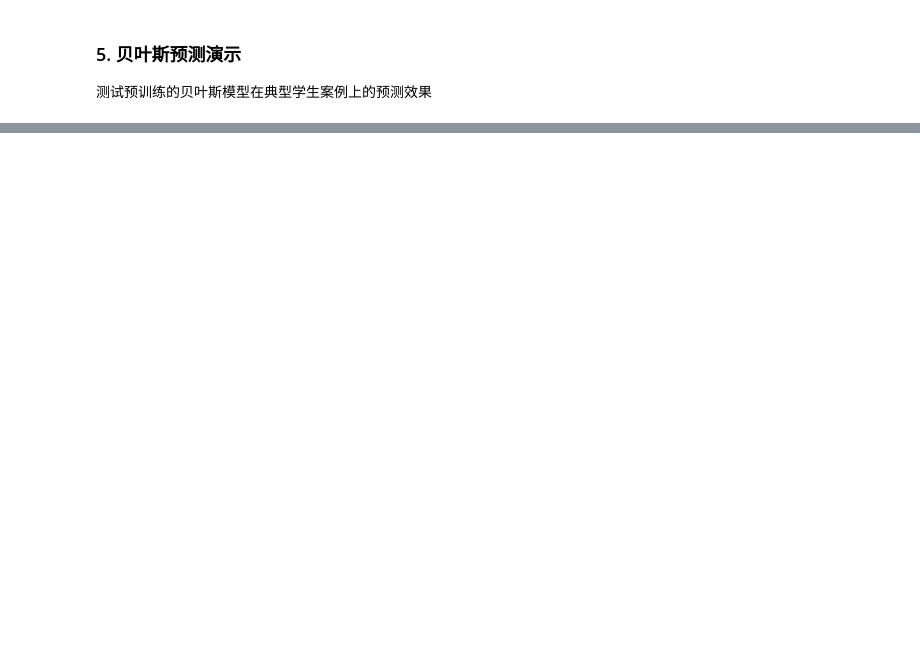
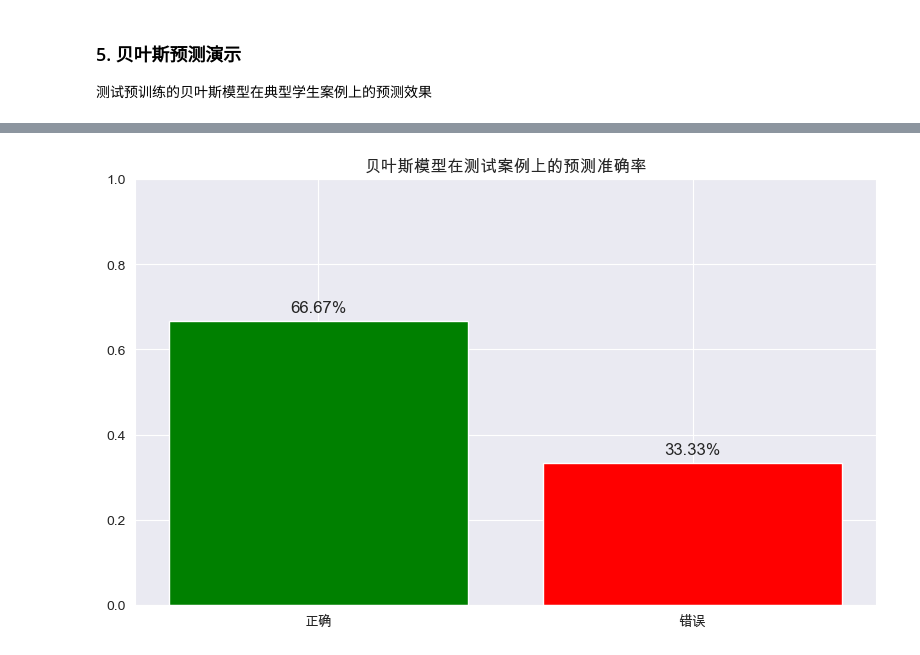
Before and after one commit to WedgeP/INT104CW1, a Jupyter notebook: 基于贝叶斯的概率模型预测.ipynb, the cells around one changed output, grey strips where cells are left out. Drawn from its saved outputs; the diff is of its cells as text; code cells hidden in the pictures; blank space fills up the shorter version.

```diff
--- a/基于贝叶斯的概率模型预测.ipynb
+++ b/基于贝叶斯的概率模型预测.ipynb
@@ -498,6 +619,7 @@ import shap
 # 设置随机种子确保结果可复现
 np.random.seed(42)
 
+
 # 定义特征工程函数
 def create_advanced_features(df_input):
     eps = 0.0000001
@@ -506,28 +628,27 @@ def create_advanced_features(df_input):
 
     # 题目得分比例特征
     for i in range(1, 6):
-        for j in range(i+1, 6):
+        for j in range(i + 1, 6):
             X[f'Q{i}_to_Q{j}'] = df_input[f'Q{i}'] / (df_input[f'Q{j}'] + eps)
 
     # 统计特征
     X['mean_score'] = df_input[['Q1', 'Q2', 'Q3', 'Q4', 'Q5']].mean(axis=1)
     X['std_score'] = df_input[['Q1', 'Q2', 'Q3', 'Q4', 'Q5']].std(axis=1)
-    X['range_score'] = df_input[['Q1', 'Q2', 'Q3', 'Q4', 'Q5']].max(axis=1) - df_input[['Q1', 'Q2', 'Q3', 'Q4', 'Q5']].min(axis=1)
+    X['range_score'] = df_input[['Q1', 'Q2', 'Q3', 'Q4', 'Q5']].max(axis=1) - df_input[
+        ['Q1', 'Q2', 'Q3', 'Q4', 'Q5']].min(axis=1)
     X['cv_score'] = X['std_score'] / (X['mean_score'] + eps)  # 变异系数
 
     # 归一化题目分数（考虑题目满分不同）
     max_scores = [8, 8, 14, 10, 6]  # 每题满分
     for i in range(1, 6):
-        X[f'Q{i}_norm'] = df_input[f'Q{i}'] / max_scores[i-1]
+        X[f'Q{i}_norm'] = df_input[f'Q{i}'] / max_scores[i - 1]
 
     return X
+
 
 # 准备数据
 X = create_advanced_features(df)
 y = df['Programme']
-
-# 按年级划分训练集
-grade_models = {}
 # %% [markdown]
 ### 模型选择和训练
 # %%
@@ -656,40 +800,77 @@ def predict_programme_with_bayes(scores, grade, gender):
     使用训练好的贝叶斯模型预测某个学生的专业归属概率。
 
     参数:
-        scores (list): 学生的各科成绩（与训练时特征一致）
+        scores (list): 学生的各科成绩（与训练时特征一致��
         grade (int): 学生所在年级
         gender (int): 学生性别（假设1=男，2=女）
 
     返回:
         dict: 各个专业的概率分布，例如 {'A': 0.6, 'B': 0.3, 'C': 0.1}
     """
+    # 检查给定年级是否有模型
     if grade not in grade_models:
-        print(f"⚠️ 未找到年级 {grade} 对应的模型，无法预测")
+        print(f"警告：年级 {grade} 没有训练模型")
         return {}
 
-    # 获取该年级的模型
+    # 获取对应年级的模型
     model_info = grade_models[grade]
     model = model_info['model']
 
-    # 构造特征向量（需与训练时格式一致）
-    X_test = np.array(scores + [gender]).reshape(1, -1)  # 变成 2D 数组
+    # 构建输入特征
+    eps = 0.0000001  # 防止除零错误
+
+    # 创建特征字典
+    feature_dict = {
+        'Q1': scores[0], 'Q2': scores[1], 'Q3': scores[2],
+        'Q4': scores[3], 'Q5': scores[4], 'Gender': gender
+    }
+
+    # 计算比例特征
+    for i in range(1, 6):
+        for j in range(i + 1, 6):
+            feature_dict[f'Q{i}_to_Q{j}'] = scores[i - 1] / (scores[j - 1] + eps)
+
+    # 计算统计特征
+    feature_dict['mean_score'] = np.mean(scores)
+    feature_dict['std_score'] = np.std(scores)
+    feature_dict['range_score'] = max(scores) - min(scores)
+    feature_dict['cv_score'] = feature_dict['std_score'] / (feature_dict['mean_score'] + eps)
+
+    # 计算归一化分数
+    max_scores = [8, 8, 14, 10, 6]  # 每题满分
+    for i in range(1, 6):
+        feature_dict[f'Q{i}_norm'] = scores[i - 1] / max_scores[i - 1]
+
+    # 转换为模型可用的特征向量
+    X_input = pd.DataFrame([feature_dict])
+
+    # 确保特征顺序与训练时一致
+    feature_cols = model_info['features']
+    X_input = X_input[feature_cols]
+
+    # 获取模型支持的有效系别
+    grade_df = df[df['Grade'] == grade]
+    programme_counts = grade_df['Programme'].value_counts()
+    valid_programmes = programme_counts[programme_counts >= 5].index.tolist()
 
     # 获取预测概率
-    if hasattr(model, "predict_proba"):
-        probabilities = model.predict_proba(X_test)[0]  # 取第一行
-        classes = model.classes_  # 获取类别标签
-        return dict(zip(classes, probabilities))
-    else:
-        print(f"⚠️ 模型不支持概率预测: {model}")
-        return {}
+    probs_array = model.predict_proba(X_input)
+
+    # 将概率与对应类别组合
+    classes = model.classes_
+    probs_dict = {cls: prob for cls, prob in zip(classes, probs_array[0])}
+
+    return probs_dict
 
 
 # 测试案例
 test_cases = [
-    {'scores': [4,0,0,0,2], 'grade': 2, 'gender': 2, 'expected': 'A'},  # 低分A系学生
-    {'scores': [8,2,14,8,2], 'grade': 2, 'gender': 2, 'expected': 'D'},    # 高分D系学生
-    {'scores': [8,2,2,7,1], 'grade': 2, 'gender': 2, 'expected': 'A'},    # 中分A系学生
-    {'scores': [8, 6, 14, 10, 3], 'grade': 2, 'gender': 2, 'expected': 'A'}   # A系学生
+    {'scores': [4, 0, 0, 0, 2], 'grade': 2, 'gender': 2, 'expected': 'A'},  # 低分A系学生
+    {'scores': [8, 2, 2, 0, 0], 'grade': 2, 'gender': 2, 'expected': 'D'},  # 高分D系学生
+    {'scores': [8, 2, 2, 7, 1], 'grade': 2, 'gender': 2, 'expected': 'A'},  # 中分A系学生
+    {'scores': [8, 6, 14, 10, 3], 'grade': 2, 'gender': 2, 'expected': 'A'},  # A系学生
+    {'scores': [8, 6, 14, 8, 0], 'grade': 2, 'gender': 2, 'expected': 'A'},
+    {'scores': [8, 6, 12, 5, 2], 'grade': 2, 'gender': 2, 'expected': 'C'}
 ]
 
 print("\n贝叶斯预测演示:")
@@ -718,11 +899,12 @@ accuracy = correct_count / total_cases if total_cases else 0
 
 # 可视化
 plt.figure(figsize=(8, 5))
-plt.bar(['正确', '错误'], [accuracy, 1-accuracy], color=['green', 'red'])
+plt.bar(['正确', '错误'], [accuracy, 1 - accuracy], color=['green', 'red'])
 plt.xticks(['正确', '错误'])
 plt.title('贝叶斯模型在测试案例上的预测准确率')
 plt.ylim(0, 1)
 plt.text(0, accuracy + 0.02, f'{accuracy:.2%}', ha='center', fontsize=12, fontweight='bold')
-plt.text(1, (1-accuracy) + 0.02, f'{1-accuracy:.2%}', ha='center', fontsize=12, fontweight='bold')
+plt.text(1, (1 - accuracy) + 0.02, f'{1 - accuracy:.2%}', ha='center', fontsize=12, fontweight='bold')
 plt.tight_layout()
 plt.show()
+# %% [output]
@@ -728,0 +928 @@ plt.show()
+[figure, added]
```
Also changed, not shown: parts of 10 cells of this notebook.
